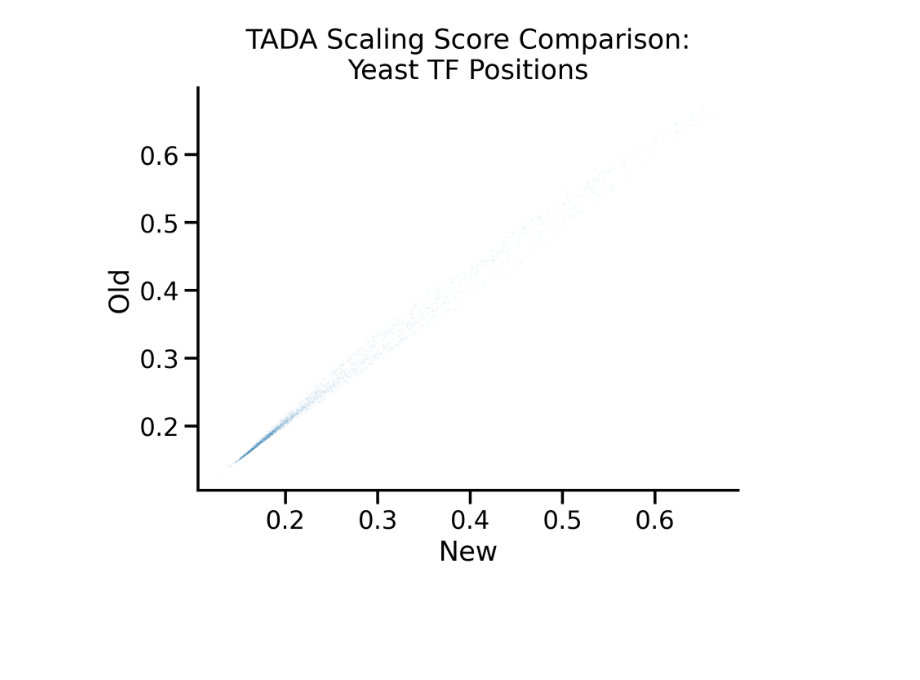
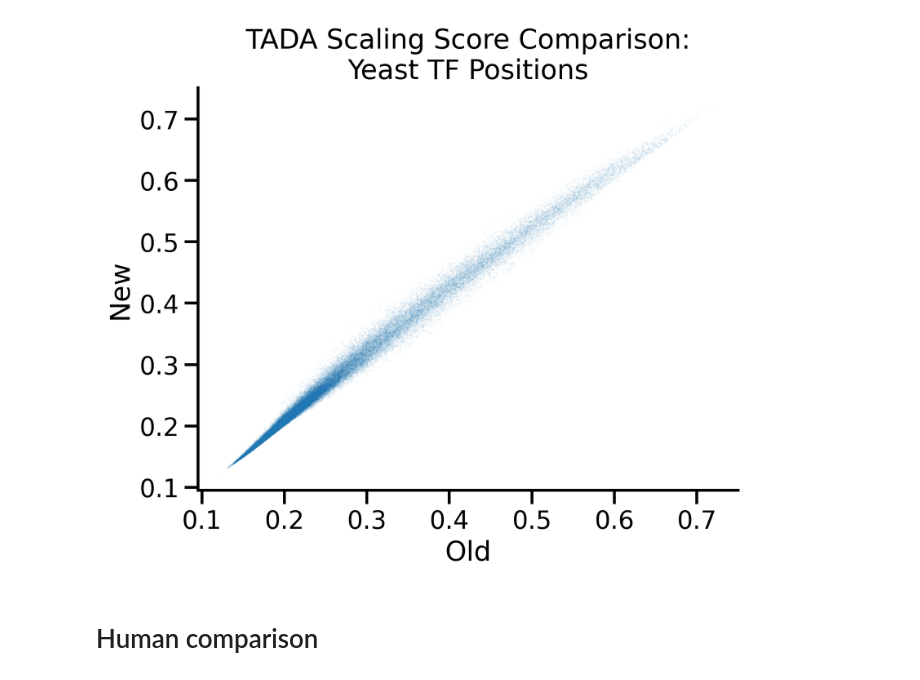
Before and after one commit to sanjanakotha/consensus_AD_predictor, a Jupyter notebook: notebooks/Comparing new vs old TADA yeast TF preds.ipynb, the cells around one changed output. Saved outputs shown, nothing was run; the diff lists cells and outputs as text; code cells hidden in the pictures; blank space fills up the shorter version.

Commit message:
comparing tada

```diff
--- a/notebooks/Comparing new vs old TADA yeast TF preds.ipynb
+++ b/notebooks/Comparing new vs old TADA yeast TF preds.ipynb
@@ -11,7 +23,5 @@ FileNotFoundError: [Errno 2] No such file or directory: '../output/yeast_TFs_pre
 # %%
-# new_yeast_tada_preds = pd.read_csv("../output/tada_pa_fix_yeast/TADA_preds.csv")
-new_yeast_tada_preds = pd.read_csv("../output/tada_test_long/TADA_preds.csv")
-#new_yeast_tada_preds = new_yeast_tada_preds.rename(columns = {"sequences" : "sequence", "preds" : "tada_preds"})
+new_yeast_tada_preds = pd.read_csv("/global/scratch/projects/fc_mvslab/OpenProjects/Sanjana/consensus_AD_predictor/output/tada_pa_fix_yeast/TADA_preds.csv")
 new_yeast_tada_preds
 # %% [output]
 |  | Unnamed: 0 | sequence | tada_centers | tada_preds |
@@ -82,0 +133,3 @@ expanded
+# %%
+expanded["score_diff"] = expanded["tada_preds_new"] - expanded["tada_preds_old"]
+expanded
@@ -83,12 +150,14 @@ expanded
 # %%
 sns.set_context('talk')
 
 plt.figure(dpi = 300)
 sns.scatterplot(data = expanded, x = "tada_preds_old", y = "tada_preds_new", alpha = 0.05,
                 edgecolor = 'none', s = 1)
 plt.title("TADA Scaling Score Comparison:\nYeast TF Positions")
-plt.xlabel("New")
-plt.ylabel("Old")
+plt.xlabel("Old")
+plt.ylabel("New")
 sns.despine()
 # %% [output]
-[figure, old version]
+[figure, new version]
+# %% [markdown]
+# Human comparison
```
Also changed, not shown: parts of 16 cells of this notebook.
